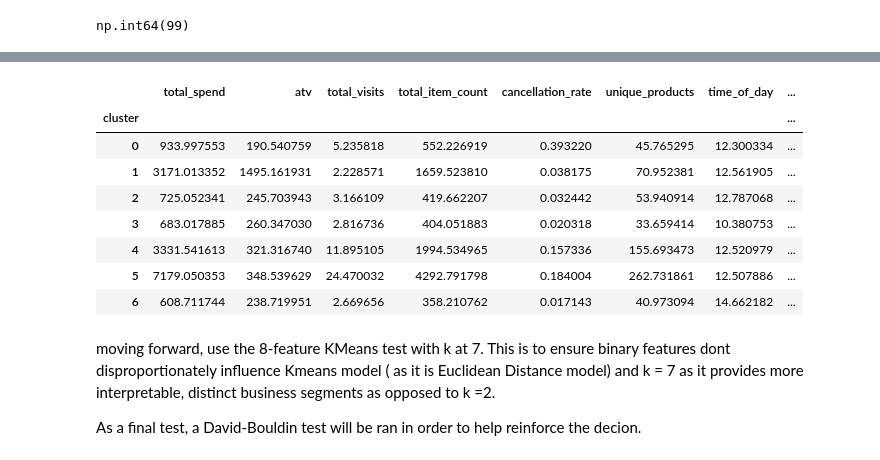
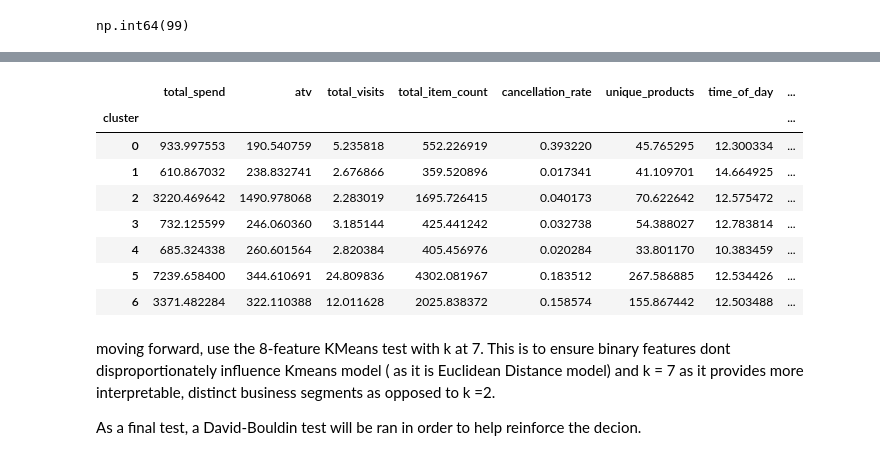
Before and after one commit to calAshy/theCoffeeCo, a Jupyter notebook: 1_Code/ml_pipeline.ipynb, the cells around one changed output, grey strips where cells are left out. Drawn from its saved outputs; the diff is of its cells as text; code cells hidden in the pictures.

```diff
--- a/1_Code/ml_pipeline.ipynb
+++ b/1_Code/ml_pipeline.ipynb
@@ -392,7 +443,12 @@ at this point k=2 is continously being a dominant value across two different rou
 # %%
-km2 = KMeans(n_clusters=2, random_state=42, n_init=10)
-labels2 = km2.fit_predict(retail_scaled)
+# Initilise a K-means model using 2 clusters (dominant split test)
+Kmeans_two = KMeans(n_clusters=2, random_state=42, n_init=10)
+# Fit the model to the scaled retail data - assinging customers a value (0,1)
+labels2 = Kmeans_two.fit_predict(retail_scaled)
 
+# Add the cluster labels into the dataset corresponding each customer with their value:
 retail_features['cluster'] = labels2
+print("=== KMEANS ALGORITHM RESULTS (K = 2) ===")
+# Groupby averages the customers within each cluster value for each feature and returns the mean.
 retail_features.groupby('cluster')[feature_cols].mean()
 # %% [output]
@@ -406,7 +475,11 @@ running k-means at 7 as well:
 # %%
-km7 = KMeans(n_clusters=7, random_state=42, n_init=10)
-labels2 = km7.fit_predict(retail_scaled)
-
-retail_features['cluster'] = labels2
+# Initilise a K-means model using 7 clusters (second highest silhouette score)
+Kmeans_seven = KMeans(n_clusters=7, n_init=10)
+# Fit the model to the scaled retail data - assinging customers a value (0,1)
+labels7 = Kmeans_seven.fit_predict(retail_scaled)
+# Add the cluster labels into the dataset corresponding each customer with their value:
+retail_features['cluster'] = labels7
+print("=== KMEANS ALGORITHM RESULTS (K = 7) ===")
+# Groupby averages the customers within each cluster value for each feature and returns the mean.
 retail_features.groupby('cluster')[feature_cols].mean()
 # %% [output]
@@ -427,29 +523,29 @@ both k = 2 and k = 7 produce intesting and meaningful segments but with k = 7 pr
 # %%
 # Remove the two features from the dataset:
 binary_removal_features = retail_features.drop(columns=['loyalty_member', 'discount_rate'])
 
 # Create a new list:
 removed_feature_cols = [col for col in feature_cols if col not in ['loyalty_member', 'discount_rate']]
 
 # Refit Standard Scalar:
 binary_removed_scaled = scaler.fit_transform(binary_removal_features[removed_feature_cols])
 
 # Run K means again using new dataframe:
-km7 = KMeans(n_clusters=7, random_state=42, n_init=10)
-labels2 = km7.fit_predict(binary_removed_scaled)
+Kmeans_seven_tuned = KMeans(n_clusters=7, n_init=10)
+labels2 = Kmeans_seven_tuned.fit_predict(binary_removed_scaled)
 
 retail_features['cluster'] = labels2
 retail_features.groupby('cluster')[removed_feature_cols].mean()
 # %% [output]
 |  | total_spend | atv | total_visits | total_item_count | cancellation_rate | unique_products | time_of_day | ... |
 | cluster |  |  |  |  |  |  |  | ... |
 | 0 | 933.997553 | 190.540759 | 5.235818 | 552.226919 | 0.393220 | 45.765295 | 12.300334 | ... |
-| 1 | 3171.013352 | 1495.161931 | 2.228571 | 1659.523810 | 0.038175 | 70.952381 | 12.561905 | ... |
-| 2 | 725.052341 | 245.703943 | 3.166109 | 419.662207 | 0.032442 | 53.940914 | 12.787068 | ... |
-| 3 | 683.017885 | 260.347030 | 2.816736 | 404.051883 | 0.020318 | 33.659414 | 10.380753 | ... |
-| 4 | 3331.541613 | 321.316740 | 11.895105 | 1994.534965 | 0.157336 | 155.693473 | 12.520979 | ... |
-| 5 | 7179.050353 | 348.539629 | 24.470032 | 4292.791798 | 0.184004 | 262.731861 | 12.507886 | ... |
-| 6 | 608.711744 | 238.719951 | 2.669656 | 358.210762 | 0.017143 | 40.973094 | 14.662182 | ... |
+| 1 | 610.867032 | 238.832741 | 2.676866 | 359.520896 | 0.017341 | 41.109701 | 14.664925 | ... |
+| 2 | 3220.469642 | 1490.978068 | 2.283019 | 1695.726415 | 0.040173 | 70.622642 | 12.575472 | ... |
+| 3 | 732.125599 | 246.060360 | 3.185144 | 425.441242 | 0.032738 | 54.388027 | 12.783814 | ... |
+| 4 | 685.324338 | 260.601564 | 2.820384 | 405.456976 | 0.020284 | 33.801170 | 10.383459 | ... |
+| 5 | 7239.658400 | 344.610691 | 24.809836 | 4302.081967 | 0.183512 | 267.586885 | 12.534426 | ... |
+| 6 | 3371.482284 | 322.110388 | 12.011628 | 2025.838372 | 0.158574 | 155.867442 | 12.503488 | ... |
 # %% [markdown]
 moving forward, use the 8-feature KMeans test with k at 7. This is to ensure binary features dont disproportionately influence Kmeans model ( as it is Euclidean Distance model) and k = 7 as it provides more interpretable, distinct business segments as opposed to k =2.
 
```
Also changed, not shown: parts of 38 cells of this notebook, 2 other files.
